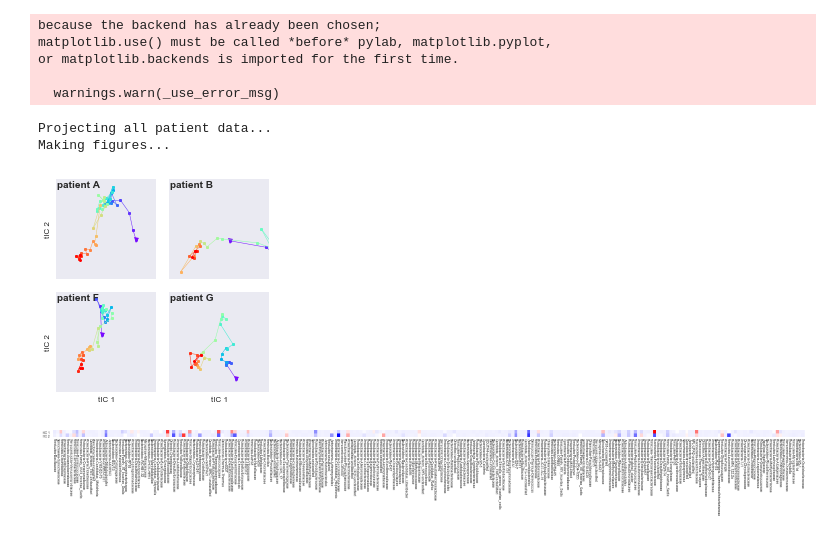
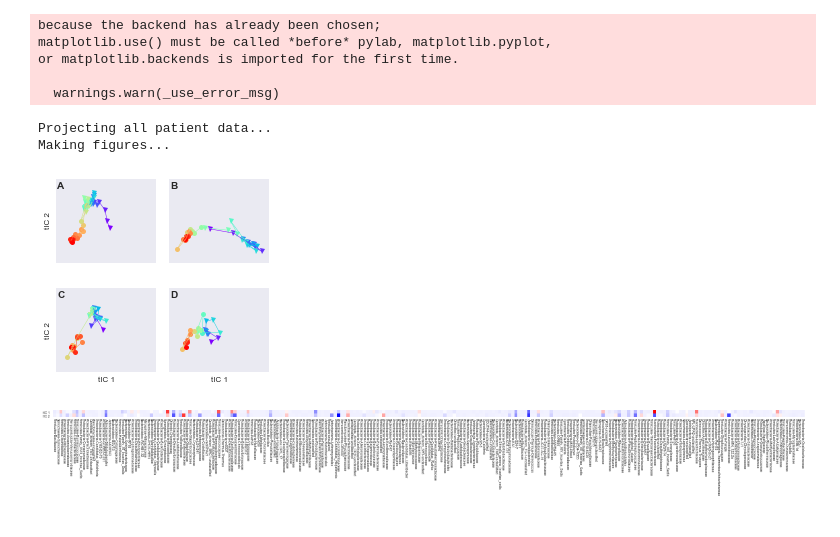
Before and after one commit to kellylab/microbial-landscapes, a Jupyter notebook: cholera/tICA-analysis-notebook.ipynb, the cells around one changed output. Saved outputs shown, nothing was run; the diff lists cells and outputs as text; code cells hidden in the pictures.

```diff
--- a/cholera/tICA-analysis-notebook.ipynb
+++ b/cholera/tICA-analysis-notebook.ipynb
@@ -64,6 +64,8 @@ lag_time = 1 # lag time (in sampling intervals)
 
 # Get colormap
 from matplotlib.pyplot import cm
+
+patient_indices_to_plot = [0, 1, 2, 3] # CHANGE THIS: indexes into 'patients' array below
 
 # Construct a tICA projection from all data.
 print('Projecting all patient data...')
@@ -86,7 +88,6 @@ subplot_nx = 2
 subplot_ny = 2
 axis_label_fontsize = 8 # font size for axes labels
 subplot_label_fontsize = 10 # font size for patient labels
-patient_indices_to_plot = [0, 1, 5, 6]
 for (plot_index, patient_index) in enumerate(patient_indices_to_plot):
     patient = patients[patient_index]
     plot_column = plot_index % subplot_ny
@@ -100,49 +101,43 @@ for (plot_index, patient_index) in enumerate(patient_indices_to_plot):
     cmap = cm.rainbow(np.linspace(0,1,nsamples))
 
     ax = plt.subplot(subplot_ny, subplot_nx, plot_index+1)
     ax.set_color_cycle(cmap)
 
-    # Compute tICA projection
-    # NOTE: This sometimes failes because of missing values, so this is in a try...except clause
-    #tica = tICA(n_components=n_components, lag_time=lag_time)
-    #projection = tica.fit_transform([patient_timeseries])
-
-    # Print eigenvalues
-    #print('eigenvalues:')
-    #print tica.eigenvalues_
-    #projection = projection[0] # select out only trajectory
-
     # Plot with time-varying color
-    projection = projected_data[patient_index]
-    ax.plot(projection[0,0], projection[0,1], 'v', markersize=5);
+    for i in range(nsamples):
+        if 'diarrhea' in samples[i]:
+            marker = 'v'
+        else:
+            marker = 'o'
+        ax.plot(projection[i,0], projection[i,1], marker, markersize=5)
     for i in range(nsamples-1):
-        ax.plot(projection[i:i+2,0], projection[i:i+2,1], 'o-', markersize=3, linewidth=0.5);
+        ax.plot(projection[i:i+2,0], projection[i:i+2,1], '-', markersize=3, linewidth=0.5)
 
     # Fix up axes.
     if plot_column == 0:
         plt.ylabel('tIC 2', fontsize=axis_label_fontsize)
     if plot_row == (subplot_ny-1):
         plt.xlabel('tIC 1', fontsize=axis_label_fontsize)
     plt.xticks([])
     plt.yticks([])
 
     # Add a circle to around endpoint
     # Couldn't figure out how to get this to work
     #mpl.patches.Circle(projection[-1,:], radius=1)
 
     # Make sure axes are equal among all plots
     plt.axis('square')
-    plt.axis([-2, +2, -2, +2])
+    plt.axis([-2, +4, -2.5, +2.5])
 
     # Label with patient index
-    ax.text(-1.95, +1.65,  'patient %s' % patient, fontsize=subplot_label_fontsize, fontweight='bold')
+    ax.text(-1.95, +1.90,  '%s' % patient, fontsize=subplot_label_fontsize, fontweight='bold')
 
 plt.tight_layout()
 plt.savefig('panel.pdf')
 # %% [output]
 Projecting all patient data...
 Making figures...
-[figure, old version]
+[figure, new version]
 # %%
 # Plot tICs
 
```
Also changed, not shown: 4 other files.
